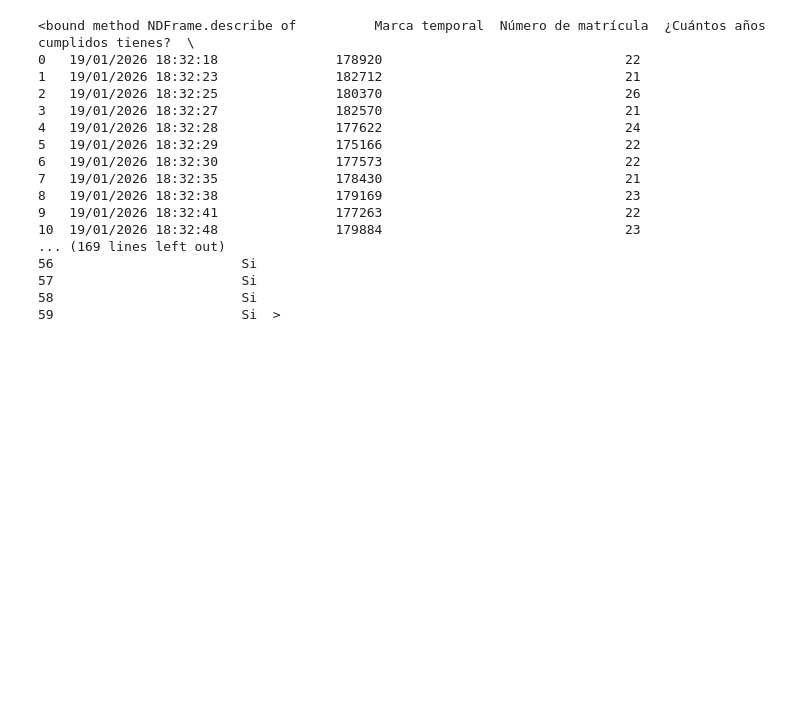
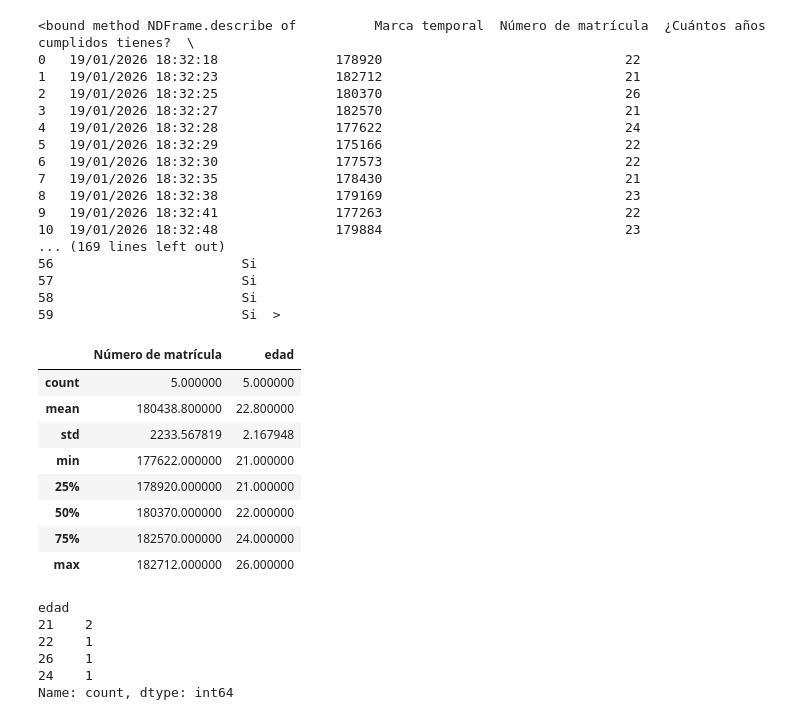
Before and after one commit to Diego0086/Mineria-De-Datos, a Jupyter notebook: Untitled0.ipynb, the cells around one changed output. Saved outputs shown, nothing was run; the diff lists cells and outputs as text; code cells hidden in the pictures; blank space fills up the shorter version.

Commit message:
EjerciciosFrecuenciaPandas

```diff
--- a/Untitled0.ipynb
+++ b/Untitled0.ipynb
@@ -1172,3 +1170,28 @@ df_edad.describe #hay que renombrar para que de los calculos o datos de la colum
 57                        Si
 58                        Si
 59                        Si  >
+# %%
+df_edad = df_edad.rename(columns={'¿Cuántos años cumplidos tienes?': 'edad'}).head()
+# %%
+df_edad.describe()
+# %% [output]
+|  | Número de matrícula | edad |
+| count | 5.000000 | 5.000000 |
+| mean | 180438.800000 | 22.800000 |
+| std | 2233.567819 | 2.167948 |
+| min | 177622.000000 | 21.000000 |
+| 25% | 178920.000000 | 21.000000 |
+| 50% | 180370.000000 | 22.000000 |
+| 75% | 182570.000000 | 24.000000 |
+| max | 182712.000000 | 26.000000 |
+# %%
+# mostrará las edades de manera que muestre la que mas se repite
+frecuencia = df_edad['edad'].value_counts()
+print(frecuencia)
+# %% [output]
+edad
+21    2
+22    1
+26    1
+24    1
+Name: count, dtype: int64
```
Also changed, not shown: parts of 1 cell of this notebook.
